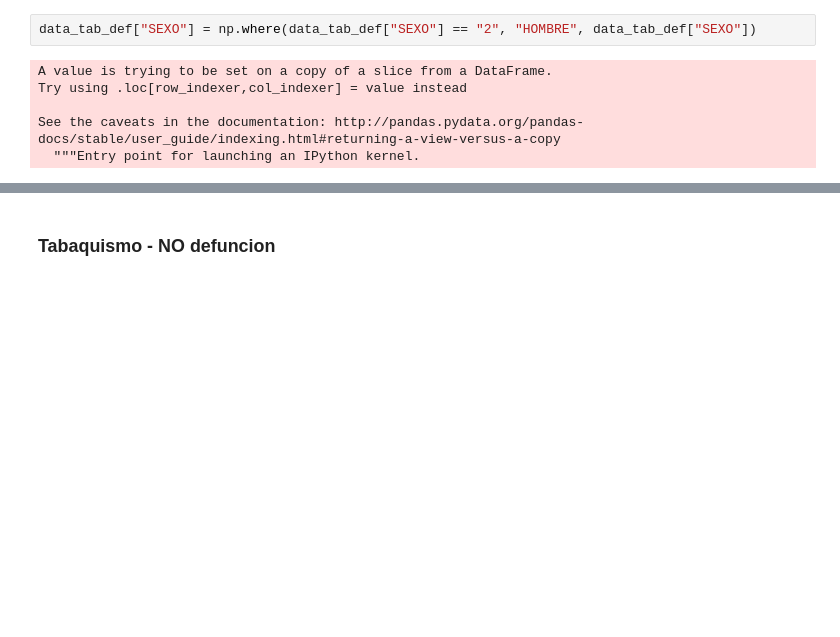
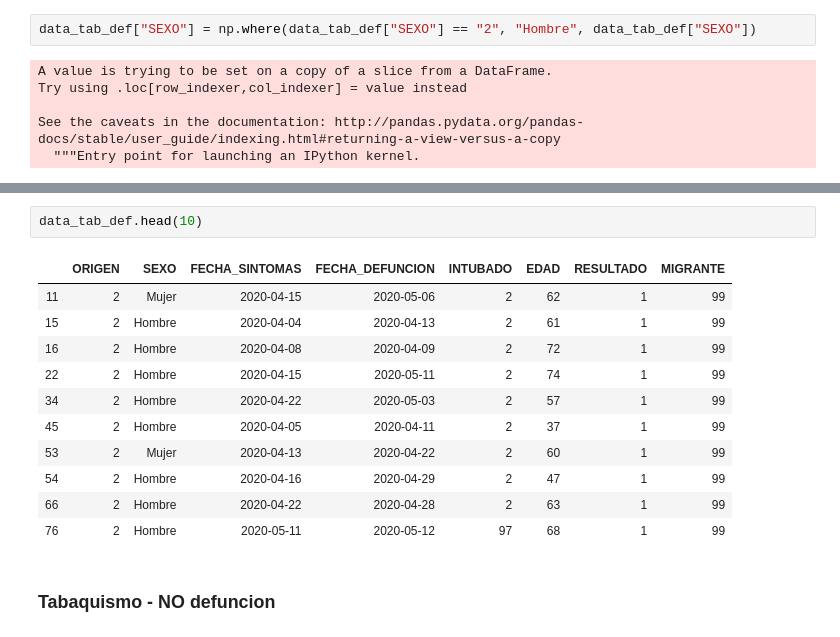
Before and after one commit to artthuro6/Covid-19, a Jupyter notebook: Modelo 1 - Covid.ipynb, the cells around one changed output, grey strips where cells are left out. Saved outputs shown, nothing was run; the diff lists cells and outputs as text; blank space fills up the shorter version.

```diff
--- a/Modelo 1 - Covid.ipynb
+++ b/Modelo 1 - Covid.ipynb
@@ -303,7 +303,7 @@ Try using .loc[row_indexer,col_indexer] = value instead
 See the caveats in the documentation: http://pandas.pydata.org/pandas-docs/stable/user_guide/indexing.html#returning-a-view-versus-a-copy
   """Entry point for launching an IPython kernel.
 # %%
-data_tab_def["SEXO"] = np.where(data_tab_def["SEXO"] == "2", "HOMBRE", data_tab_def["SEXO"])
+data_tab_def["SEXO"] = np.where(data_tab_def["SEXO"] == "2", "Hombre", data_tab_def["SEXO"])
 # %% [output]
 A value is trying to be set on a copy of a slice from a DataFrame.
 Try using .loc[row_indexer,col_indexer] = value instead
@@ -333,3 +343,17 @@ data_tab_def[:50]
+# %%
+data_tab_def.head(10)
+# %% [output]
+|  | ORIGEN | SEXO | FECHA_SINTOMAS | FECHA_DEFUNCION | INTUBADO | EDAD | RESULTADO | MIGRANTE |
+| 11 | 2 | Mujer | 2020-04-15 | 2020-05-06 | 2 | 62 | 1 | 99 |
+| 15 | 2 | Hombre | 2020-04-04 | 2020-04-13 | 2 | 61 | 1 | 99 |
+| 16 | 2 | Hombre | 2020-04-08 | 2020-04-09 | 2 | 72 | 1 | 99 |
+| 22 | 2 | Hombre | 2020-04-15 | 2020-05-11 | 2 | 74 | 1 | 99 |
+| 34 | 2 | Hombre | 2020-04-22 | 2020-05-03 | 2 | 57 | 1 | 99 |
+| 45 | 2 | Hombre | 2020-04-05 | 2020-04-11 | 2 | 37 | 1 | 99 |
+| 53 | 2 | Mujer | 2020-04-13 | 2020-04-22 | 2 | 60 | 1 | 99 |
+| 54 | 2 | Hombre | 2020-04-16 | 2020-04-29 | 2 | 47 | 1 | 99 |
+| 66 | 2 | Hombre | 2020-04-22 | 2020-04-28 | 2 | 63 | 1 | 99 |
+| 76 | 2 | Hombre | 2020-05-11 | 2020-05-12 | 97 | 68 | 1 | 99 |
 # %% [markdown]
 ### Tabaquismo - NO defuncion
 # %%
```
Also changed, not shown: parts of 4 cells of this notebook.
